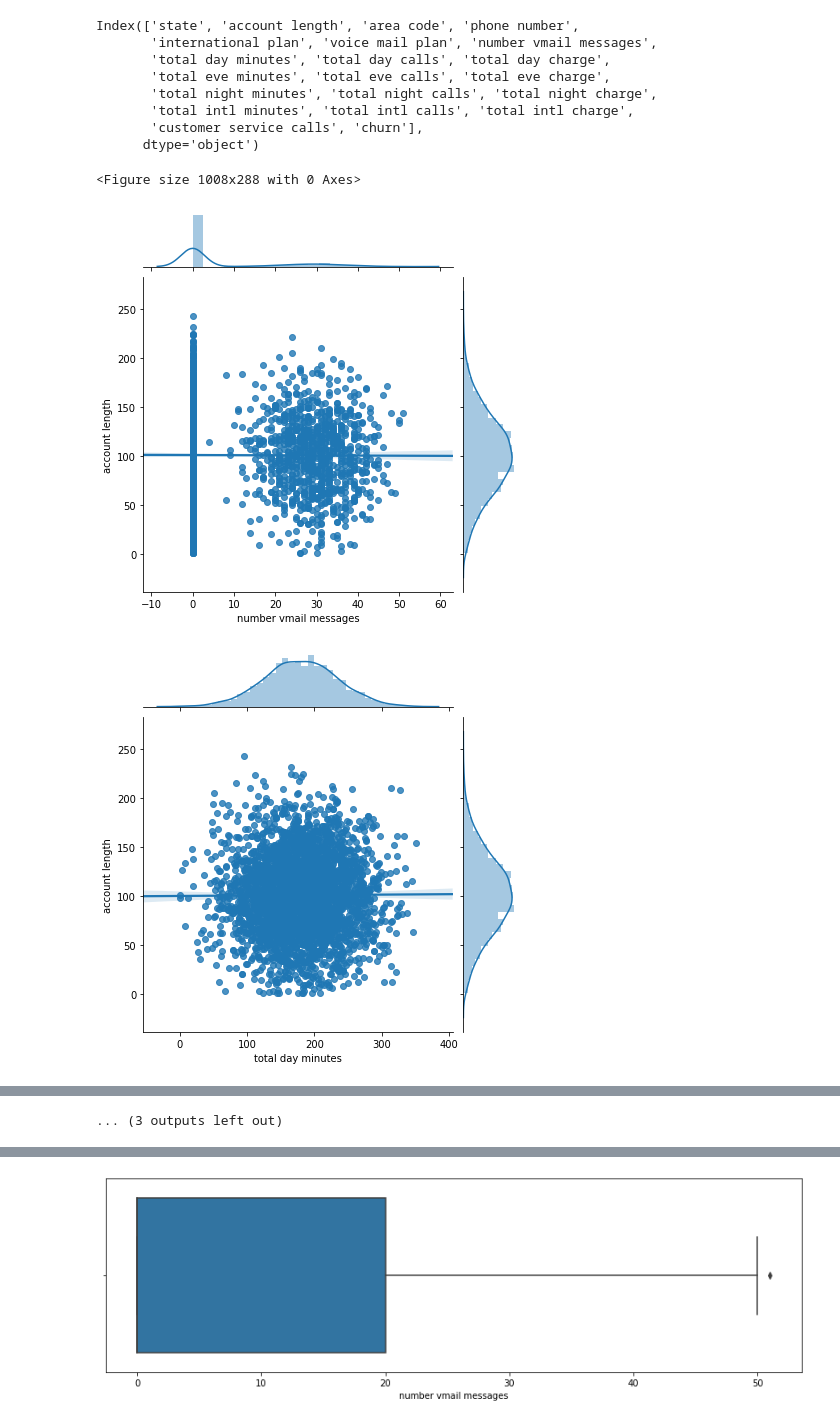
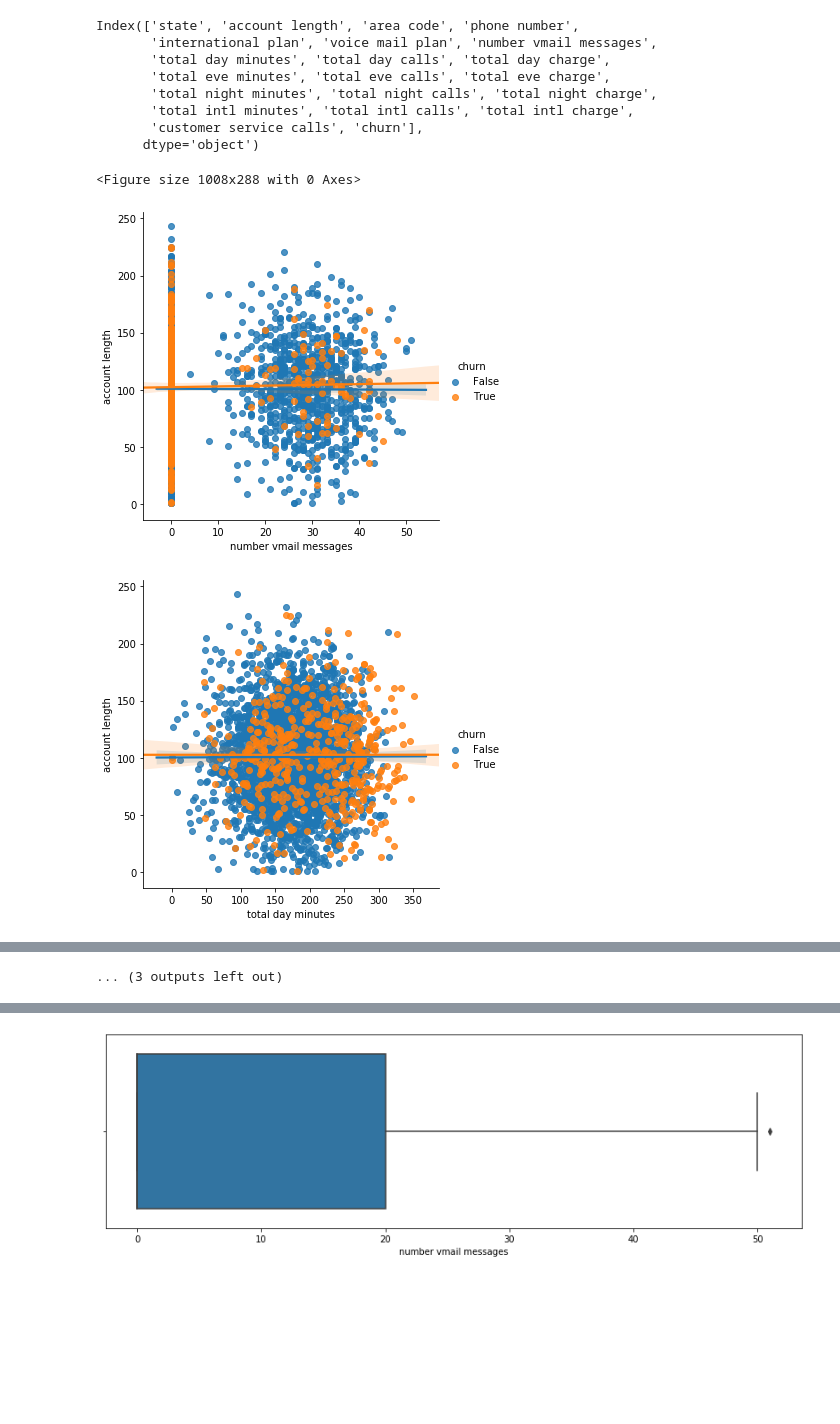
Before and after one commit to jdsmithwes/Telco-Data-Churn, a Jupyter notebook: Module3_project_master.ipynb, the cells around one changed output, grey strips where cells are left out. Cells and saved outputs as stored; diff of their text form; code cells hidden in the pictures; blank space fills up the shorter version.

```diff
--- a/Module3_project_master.ipynb
+++ b/Module3_project_master.ipynb
@@ -46,3 +37,5 @@ Note: you may need to restart the kernel to use updated packages.
+# %%
+sns.set_context('poster',font_scale=1.4)
 # %% [markdown]
 ## Data Analysis
 # %% [markdown]
@@ -145,20 +138,20 @@ Index(['state', 'account length', 'area code', 'phone number',
 # %%
 #jointplot with account length as proxy for churn
 #fig,ax = plt. subplots()
 fig = plt.figure(figsize=(14,4))
 features = ['number vmail messages',
        'total day minutes', 'total day calls', 'total day charge',
        'total eve minutes', 'total eve calls', 'total eve charge',
        'total night minutes', 'total night calls', 'total night charge',
        'total intl minutes', 'total intl calls', 'total intl charge',
        'customer service calls',]
 #for i in range(2):
     #for j in range(7):
 
 for feature in features:
-    ax = sns.jointplot(feature,'account length',data=df,kind='reg')
+    ax = sns.lmplot(feature,'account length',data=df,hue='churn')
     plt.show()
 # %% [output]
 <Figure size 1008x288 with 0 Axes>
-[figure, old version]
+[figure, new version]
-[figure, old version]
+[figure, new version]
```
Also changed, not shown: parts of 25 cells of this notebook, 3 other files.
